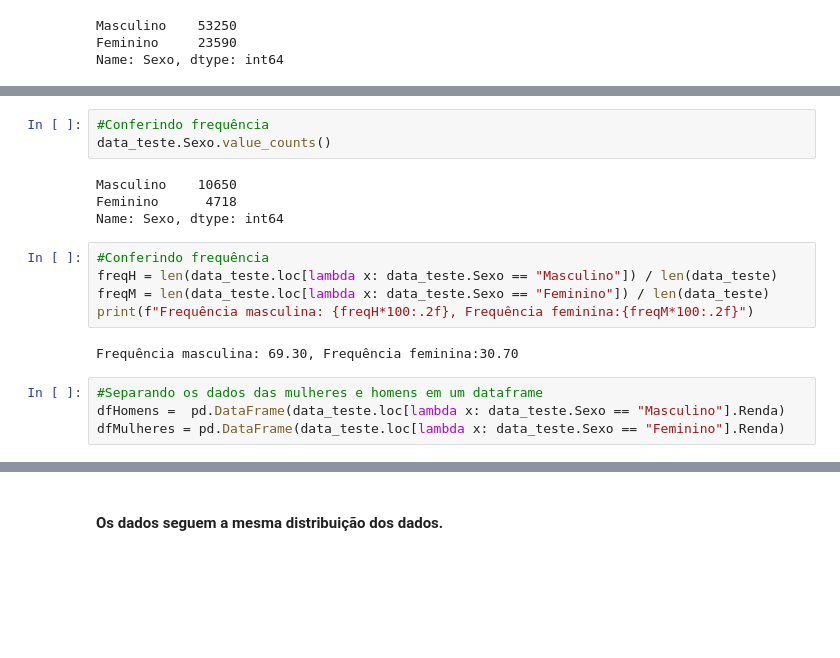
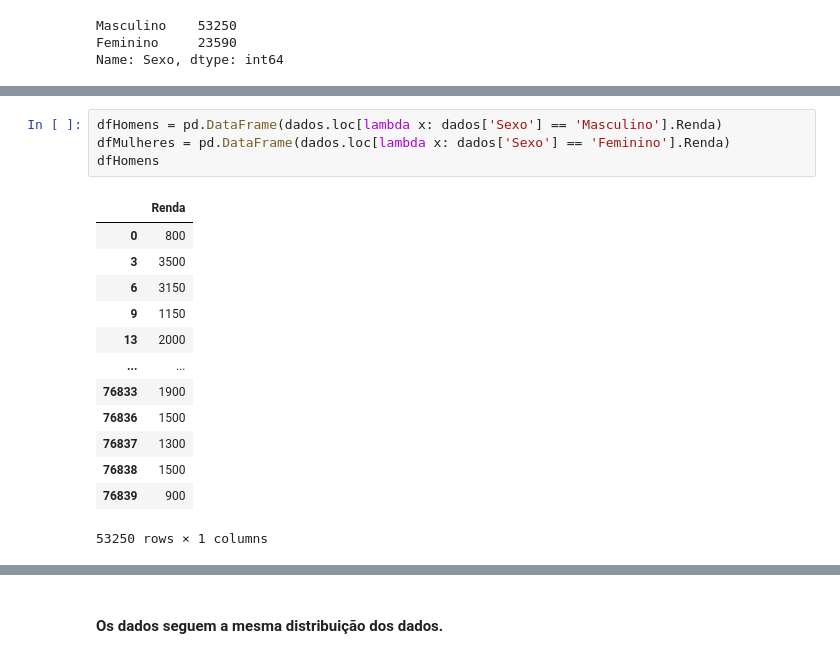
Before and after one commit to Marcus-Bernard0/Data-Science-projects, a Jupyter notebook: 1 - Projeto PNAD/Notebook/Projeto.ipynb, the cells around one changed output, grey strips where cells are left out. Drawn from its saved outputs; the diff is of its cells as text; blank space fills up the shorter version.

Commit message:
teste de hipótese

```diff
--- a/1 - Projeto PNAD/Notebook/Projeto.ipynb
+++ b/1 - Projeto PNAD/Notebook/Projeto.ipynb
@@ -632,18 +601,18 @@ data_teste
-# %%
-#Conferindo frequência
-data_teste.Sexo.value_counts()
-# %% [output]
-Masculino    10650
-Feminino      4718
-Name: Sexo, dtype: int64
-# %%
-#Conferindo frequência
-freqH = len(data_teste.loc[lambda x: data_teste.Sexo == "Masculino"]) / len(data_teste)
-freqM = len(data_teste.loc[lambda x: data_teste.Sexo == "Feminino"]) / len(data_teste)
-print(f"Frequência masculina: {freqH*100:.2f}, Frequência feminina:{freqM*100:.2f}")
-# %% [output]
-Frequência masculina: 69.30, Frequência feminina:30.70
 # %%
-#Separando os dados das mulheres e homens em um dataframe
-dfHomens =  pd.DataFrame(data_teste.loc[lambda x: data_teste.Sexo == "Masculino"].Renda)
-dfMulheres = pd.DataFrame(data_teste.loc[lambda x: data_teste.Sexo == "Feminino"].Renda)
+dfHomens = pd.DataFrame(dados.loc[lambda x: dados['Sexo'] == 'Masculino'].Renda)
+dfMulheres = pd.DataFrame(dados.loc[lambda x: dados['Sexo'] == 'Feminino'].Renda)
+dfHomens
+# %% [output]
+|  | Renda |
+| 0 | 800 |
+| 3 | 3500 |
+| 6 | 3150 |
+| 9 | 1150 |
+| 13 | 2000 |
+| ... | ... |
+| 76833 | 1900 |
+| 76836 | 1500 |
+| 76837 | 1300 |
+| 76838 | 1500 |
+| 76839 | 900 |
+53250 rows × 1 columns
```
Also changed, not shown: parts of 18 cells of this notebook.
